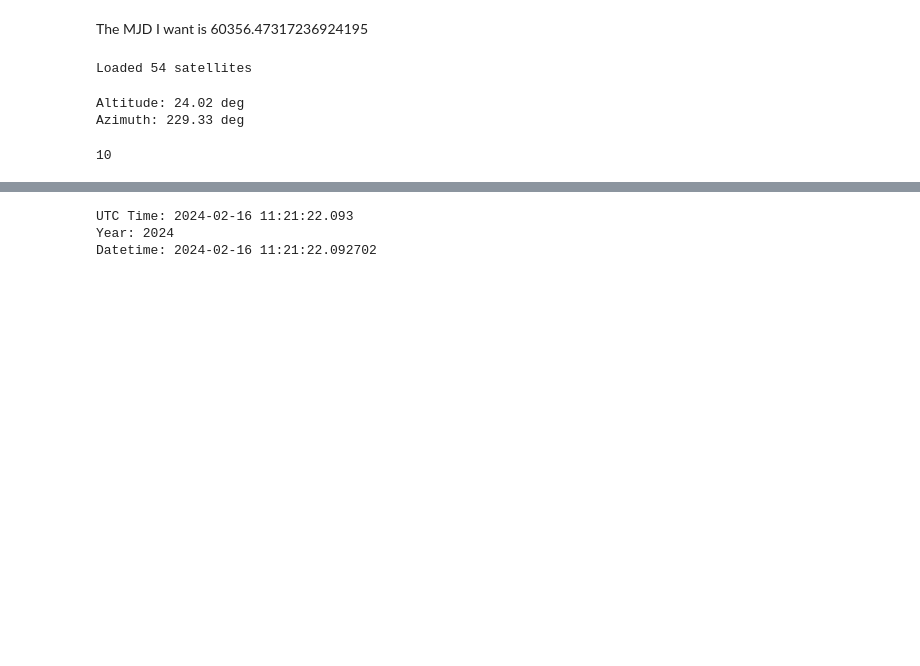
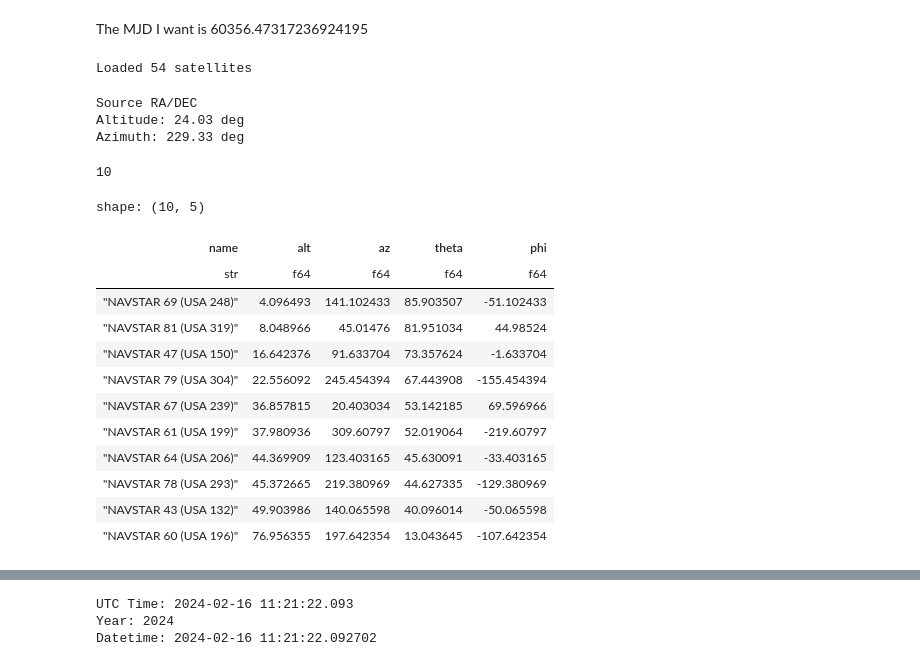
Before and after one commit to jdgsmallwood/extraterrena, a Jupyter notebook: notebooks/gps/meerkat_array_real_data.ipynb, the cells around one changed output, grey strips where cells are left out. Saved outputs shown, nothing was run; the diff lists cells and outputs as text; code cells hidden in the pictures; blank space fills up the shorter version.

```diff
--- a/notebooks/gps/meerkat_array_real_data.ipynb
+++ b/notebooks/gps/meerkat_array_real_data.ipynb
@@ -152,12 +234,12 @@ location = EarthLocation(lat=-30.71106*u.deg,
 # Time of observation (UTC)
 obstime = Time('2024-02-16 11:21:22')
 
-# RA/DEC coordinates (example)
+# RA/DEC coordinates
 ra_str = '16:44:26.25'
 dec_str = '-45:59:09.6'
 
 # Create SkyCoord object in ICRS (equatorial)
-sky_coord = SkyCoord(ra=ra, dec=dec, frame='icrs')
+sky_coord = SkyCoord(ra=ra_str, dec=dec_str, unit=(u.hourangle, u.deg), frame='icrs')
 
 # Create AltAz frame at observer location and time
 altaz_frame = AltAz(obstime=obstime, location=location)
@@ -166,43 +248,58 @@ altaz_frame = AltAz(obstime=obstime, location=location)
 altaz = sky_coord.transform_to(altaz_frame)
 
 # Output altitude and azimuth
+print("Source RA/DEC")
 print(f"Altitude: {altaz.alt:.2f}")
 print(f"Azimuth: {altaz.az:.2f}")
 # %% [output]
-Altitude: 24.02 deg
+Source RA/DEC
+Altitude: 24.03 deg
 Azimuth: 229.33 deg
 # %%
 from skyfield.api import wgs84, Topos
 
 meerkat = Topos(latitude_degrees=-30.71106,
                 longitude_degrees=21.44389,
                 elevation_m= 1086.6)
 
-obs_site =  meerkat
-t0 = ts.utc(2024, 2, 15)
-t1 = ts.utc(2024, 2, 17)
+obs_site = meerkat
 t_obs = ts.utc(2024, 2, 16, 11, 21, 22)
 sats_visible = []
 sats_processed = set()
 
 for satellite in sats:
     # There are some duplicate TLEs - don't worry about this.
+    # any of them should give essentially the same result.
     if satellite.name in sats_processed:
         continue
     event_dict = {}
     event_dict['name'] = satellite.name
 
     topocentric = (satellite - obs_site).at(t_obs)
     alt, az, _ = topocentric.altaz()
-    event_dict['alt'] = alt
-    event_dict['az'] = az
+    event_dict['alt'] = alt.degrees
+    event_dict['az'] = az.degrees
     if alt.degrees > 0:
         sats_visible.append(event_dict)
     sats_processed.add(satellite.name)
 
 df = pl.from_records(sats_visible)
 #df.write_excel('sats.xlsx')
 #len(sats_processed)
-len(sats_visible)
+print(len(sats_visible))
+df.with_columns(theta=pl.lit(90) - pl.col('alt'), phi=(pl.lit(90) - pl.col('az'))).sort(by="alt", descending=False)
 # %% [output]
 10
+shape: (10, 5)
+| name | alt | az | theta | phi |
+| str | f64 | f64 | f64 | f64 |
+| "NAVSTAR 69 (USA 248)" | 4.096493 | 141.102433 | 85.903507 | -51.102433 |
+| "NAVSTAR 81 (USA 319)" | 8.048966 | 45.01476 | 81.951034 | 44.98524 |
+| "NAVSTAR 47 (USA 150)" | 16.642376 | 91.633704 | 73.357624 | -1.633704 |
+| "NAVSTAR 79 (USA 304)" | 22.556092 | 245.454394 | 67.443908 | -155.454394 |
+| "NAVSTAR 67 (USA 239)" | 36.857815 | 20.403034 | 53.142185 | 69.596966 |
+| "NAVSTAR 61 (USA 199)" | 37.980936 | 309.60797 | 52.019064 | -219.60797 |
+| "NAVSTAR 64 (USA 206)" | 44.369909 | 123.403165 | 45.630091 | -33.403165 |
+| "NAVSTAR 78 (USA 293)" | 45.372665 | 219.380969 | 44.627335 | -129.380969 |
+| "NAVSTAR 43 (USA 132)" | 49.903986 | 140.065598 | 40.096014 | -50.065598 |
+| "NAVSTAR 60 (USA 196)" | 76.956355 | 197.642354 | 13.043645 | -107.642354 |
```
Also changed, not shown: parts of 23 cells of this notebook, 4 other files.
